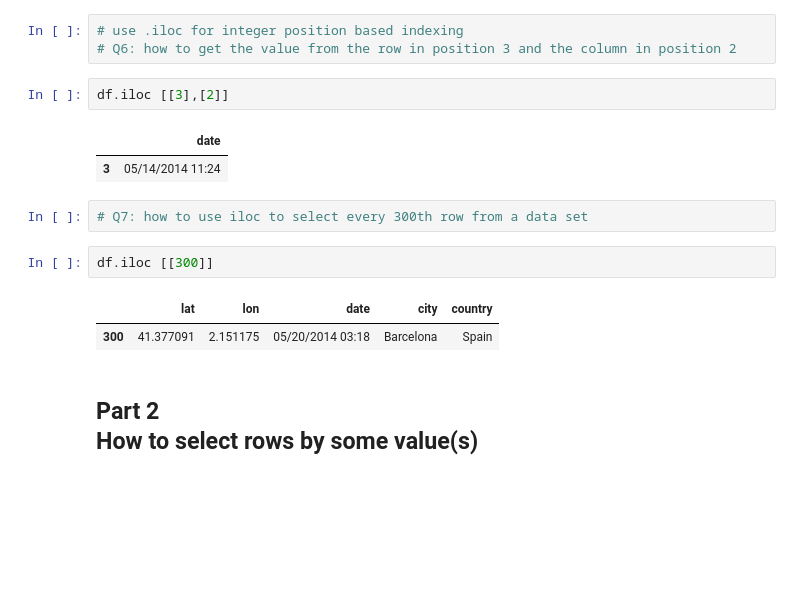
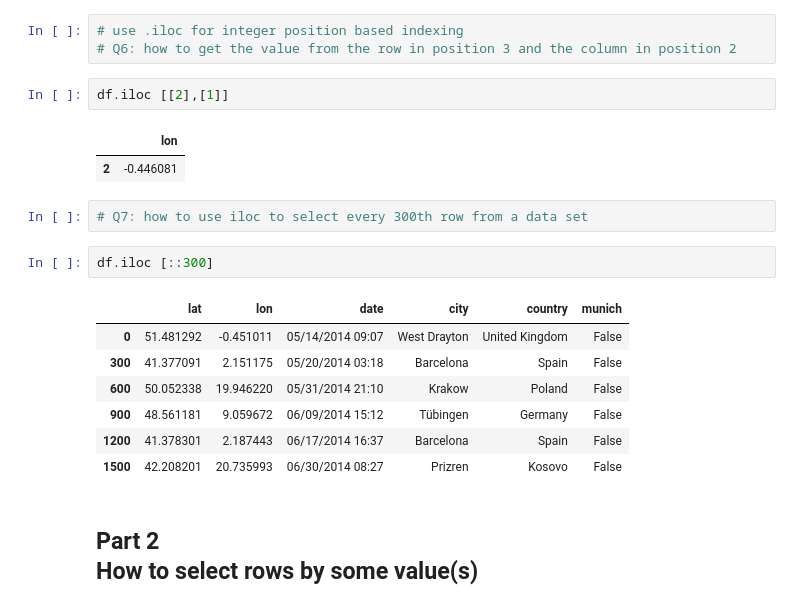
Before and after one commit to qszhao/PTUA2023, a Jupyter notebook: Lab05/Lab05_Pandas.ipynb, the cells around one changed output. Drawn from its saved outputs; the diff is of its cells as text; blank space fills up the shorter version.

```diff
--- a/Lab05/Lab05_Pandas.ipynb
+++ b/Lab05/Lab05_Pandas.ipynb
@@ -99,17 +84,22 @@ df.loc [[0,1,2,3],["city", "date"]]
 # use .iloc for integer position based indexing
 # Q6: how to get the value from the row in position 3 and the column in position 2
 # %%
-df.iloc [[3],[2]]
+df.iloc [[2],[1]]
 # %% [output]
-|  | date |
-| 3 | 05/14/2014 11:24 |
+|  | lon |
+| 2 | -0.446081 |
 # %%
 # Q7: how to use iloc to select every 300th row from a data set
 # %%
-df.iloc [[300]]
+df.iloc [::300]
 # %% [output]
-|  | lat | lon | date | city | country |
-| 300 | 41.377091 | 2.151175 | 05/20/2014 03:18 | Barcelona | Spain |
+|  | lat | lon | date | city | country | munich |
+| 0 | 51.481292 | -0.451011 | 05/14/2014 09:07 | West Drayton | United Kingdom | False |
+| 300 | 41.377091 | 2.151175 | 05/20/2014 03:18 | Barcelona | Spain | False |
+| 600 | 50.052338 | 19.946220 | 05/31/2014 21:10 | Krakow | Poland | False |
+| 900 | 48.561181 | 9.059672 | 06/09/2014 15:12 | Tübingen | Germany | False |
+| 1200 | 41.378301 | 2.187443 | 06/17/2014 16:37 | Barcelona | Spain | False |
+| 1500 | 42.208201 | 20.735993 | 06/30/2014 08:27 | Prizren | Kosovo | False |
 # %% [markdown]
 ## Part 2 <br /> How to select rows by some value(s)
 # %%
```
Also changed, not shown: parts of 15 cells of this notebook.
